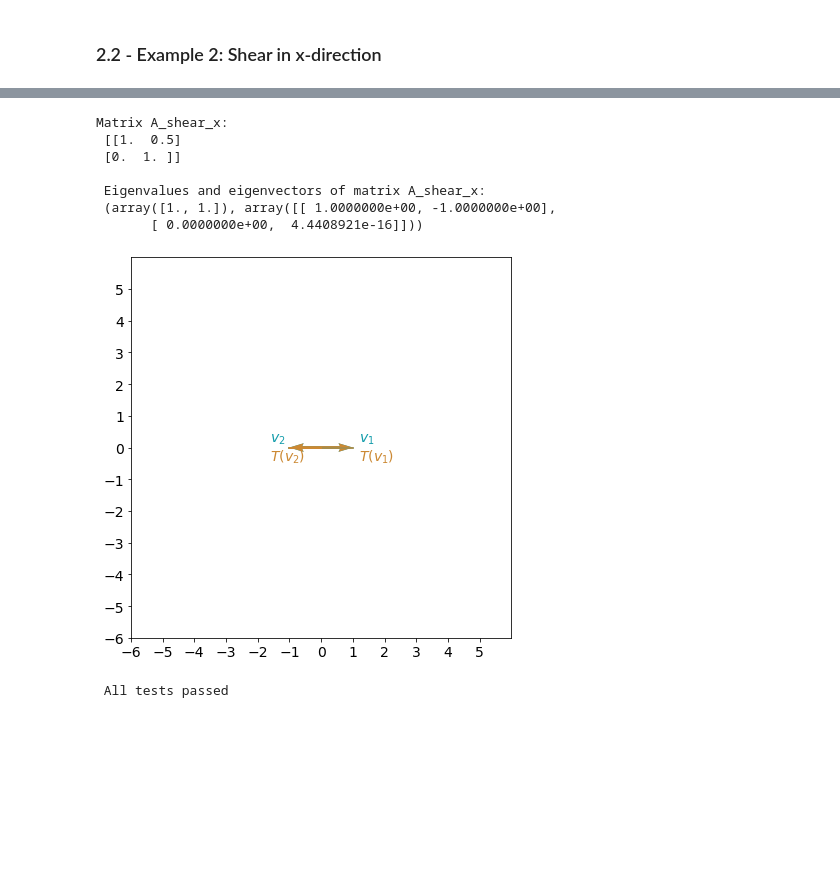
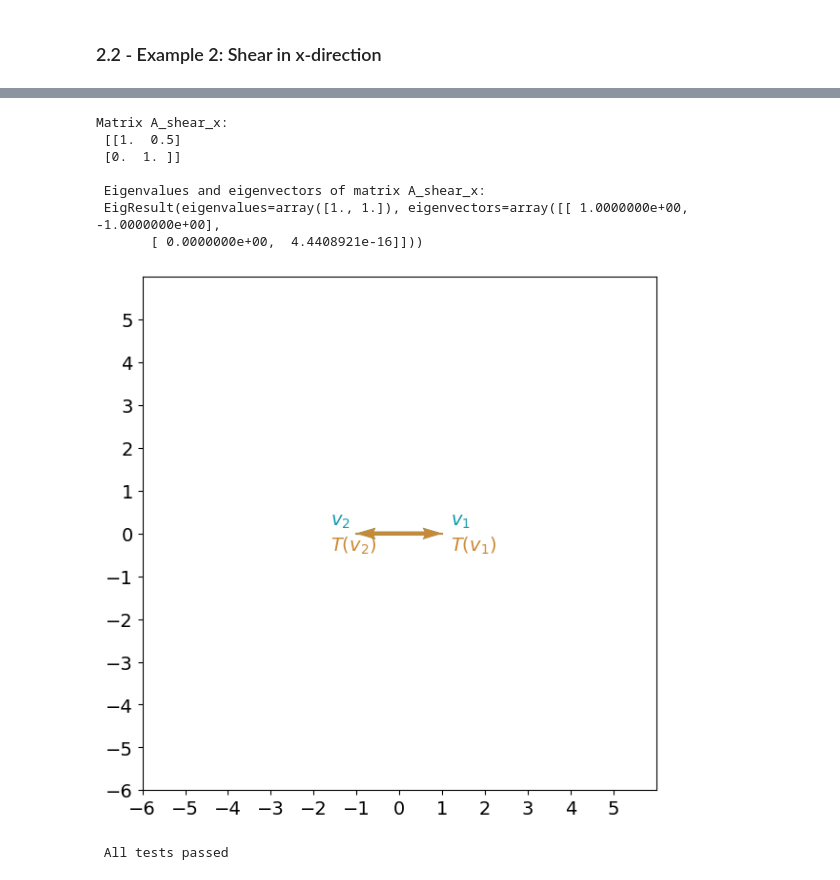
Before and after one commit to SuhaasAdiraju/MathmaticsForMachineLearningCoursera, a Jupyter notebook: C1/w4/C1w4_graded_lab/C1_W4_Assignment.ipynb, the cells around one changed output, grey strips where cells are left out. Saved outputs shown, nothing was run; the diff lists cells and outputs as text; code cells hidden in the pictures; blank space fills up the shorter version.

```diff
--- a/C1/w4/C1w4_graded_lab/C1_W4_Assignment.ipynb
+++ b/C1/w4/C1w4_graded_lab/C1_W4_Assignment.ipynb
@@ -213,24 +203,22 @@ Find eigenvalues and eigenvectors of matrix `A_shear_x`. Visualize the transform
 </p>
 # %%
 ### START CODE HERE ###
-# Define transformation matrix A_reflection_yaxis as a numpy array.
-A_shear_x = np.array([[1, 0.5],[0, 1]])
-# Find eigenvalues and eigenvectors or matrix A_reflection_yaxis.
+A_shear_x = np.array([[1,.5],[0,1]])
 A_shear_x_eig = np.linalg.eig(A_shear_x)
 ### END CODE HERE ###
 
 print("Matrix A_shear_x:\n", A_shear_x,
       "\n\n Eigenvalues and eigenvectors of matrix A_shear_x:\n", A_shear_x_eig)
 plot_transformation(A_shear_x, A_shear_x_eig[1][:,0], A_shear_x_eig[1][:,1])
 # %% [output]
 Matrix A_shear_x:
  [[1.  0.5]
  [0.  1. ]]
 
  Eigenvalues and eigenvectors of matrix A_shear_x:
- (array([1., 1.]), array([[ 1.0000000e+00, -1.0000000e+00],
+ EigResult(eigenvalues=array([1., 1.]), eigenvectors=array([[ 1.0000000e+00, -1.0000000e+00],
        [ 0.0000000e+00,  4.4408921e-16]]))
-[figure, old version]
+[figure, new version]
 # %%
 # Test your solution.
 w4_unittest.test_A_shear_x(A_shear_x, A_shear_x_eig)
```
Also changed, not shown: parts of 12 cells of this notebook.
